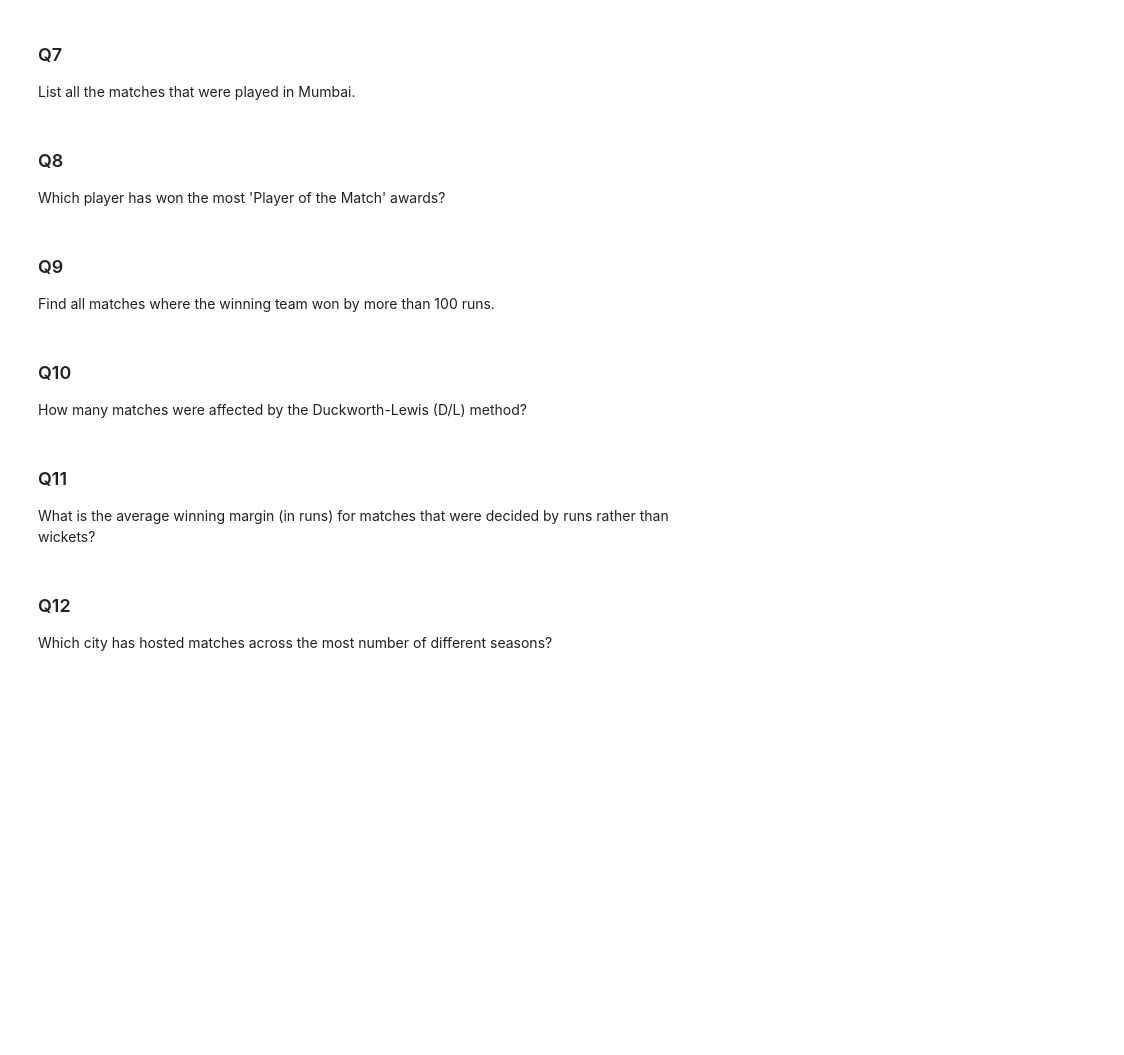
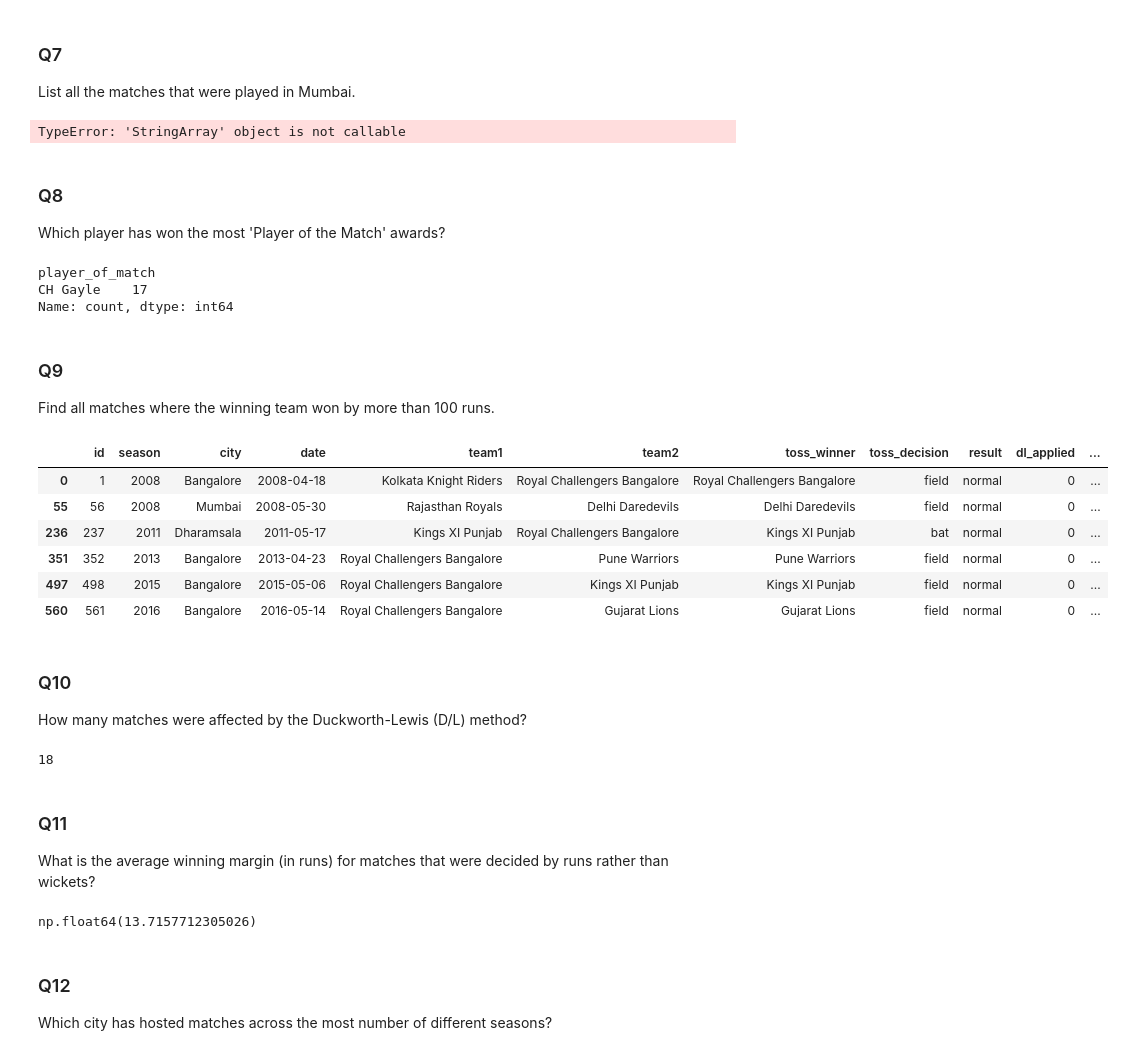
Before and after one commit to Yadnyesh23/EDA-Course, a Jupyter notebook: pandas/pandas_practice_questions.ipynb, the cells around one changed output. Cells and saved outputs as stored; diff of their text form; code cells hidden in the pictures; blank space fills up the shorter version.

```diff
--- a/pandas/pandas_practice_questions.ipynb
+++ b/pandas/pandas_practice_questions.ipynb
@@ -39,18 +109,46 @@ In how many matches did the toss-winning team also go on to win the match?
 # %% [markdown]
 ### Q7
 List all the matches that were played in Mumbai.
+# %%
+df[(df['venue'].values() == 'Wankhade Stadium')]
+# %% [output]
+TypeError: 'StringArray' object is not callable
 # %% [markdown]
 ### Q8
 Which player has won the most 'Player of the Match' awards?
+# %%
+df['player_of_match'].value_counts().head(1)
+# %% [output]
+player_of_match
+CH Gayle    17
+Name: count, dtype: int64
 # %% [markdown]
 ### Q9
 Find all matches where the winning team won by more than 100 runs.
+# %%
+df[(df['win_by_runs'] > 100)]
+# %% [output]
+|  | id | season | city | date | team1 | team2 | toss_winner | toss_decision | result | dl_applied | ... |
+| 0 | 1 | 2008 | Bangalore | 2008-04-18 | Kolkata Knight Riders | Royal Challengers Bangalore | Royal Challengers Bangalore | field | normal | 0 | ... |
+| 55 | 56 | 2008 | Mumbai | 2008-05-30 | Rajasthan Royals | Delhi Daredevils | Delhi Daredevils | field | normal | 0 | ... |
+| 236 | 237 | 2011 | Dharamsala | 2011-05-17 | Kings XI Punjab | Royal Challengers Bangalore | Kings XI Punjab | bat | normal | 0 | ... |
+| 351 | 352 | 2013 | Bangalore | 2013-04-23 | Royal Challengers Bangalore | Pune Warriors | Pune Warriors | field | normal | 0 | ... |
+| 497 | 498 | 2015 | Bangalore | 2015-05-06 | Royal Challengers Bangalore | Kings XI Punjab | Kings XI Punjab | field | normal | 0 | ... |
+| 560 | 561 | 2016 | Bangalore | 2016-05-14 | Royal Challengers Bangalore | Gujarat Lions | Gujarat Lions | field | normal | 0 | ... |
 # %% [markdown]
 ### Q10
 How many matches were affected by the Duckworth-Lewis (D/L) method?
+# %%
+len(df[df['dl_applied'] == 1].count())
+# %% [output]
+18
 # %% [markdown]
 ### Q11
 What is the average winning margin (in runs) for matches that were decided by runs rather than wickets?
+# %%
+df['win_by_runs'].mean()
+# %% [output]
+np.float64(13.7157712305026)
 # %% [markdown]
 ### Q12
 Which city has hosted matches across the most number of different seasons?
```
Also changed, not shown: parts of 11 cells of this notebook.
